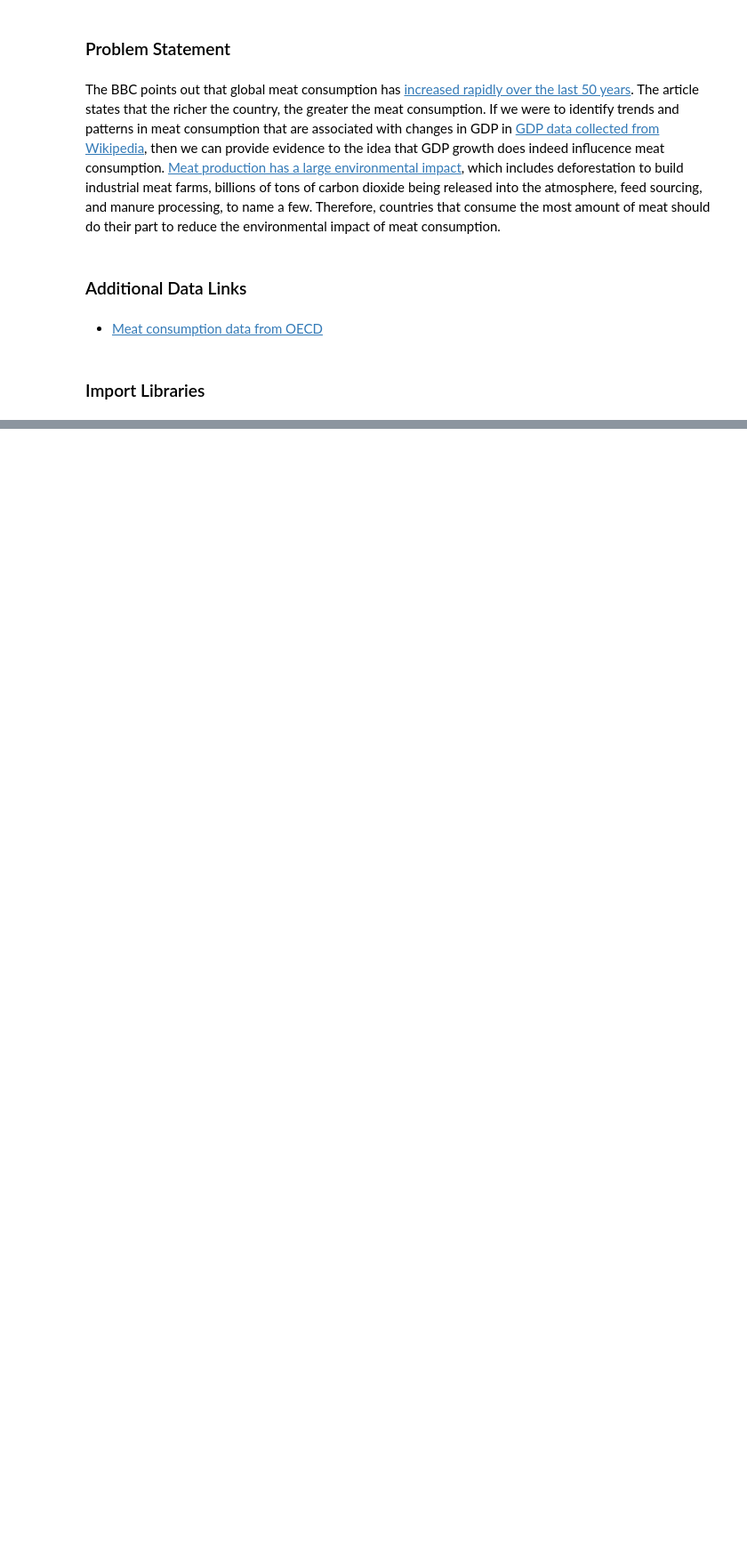
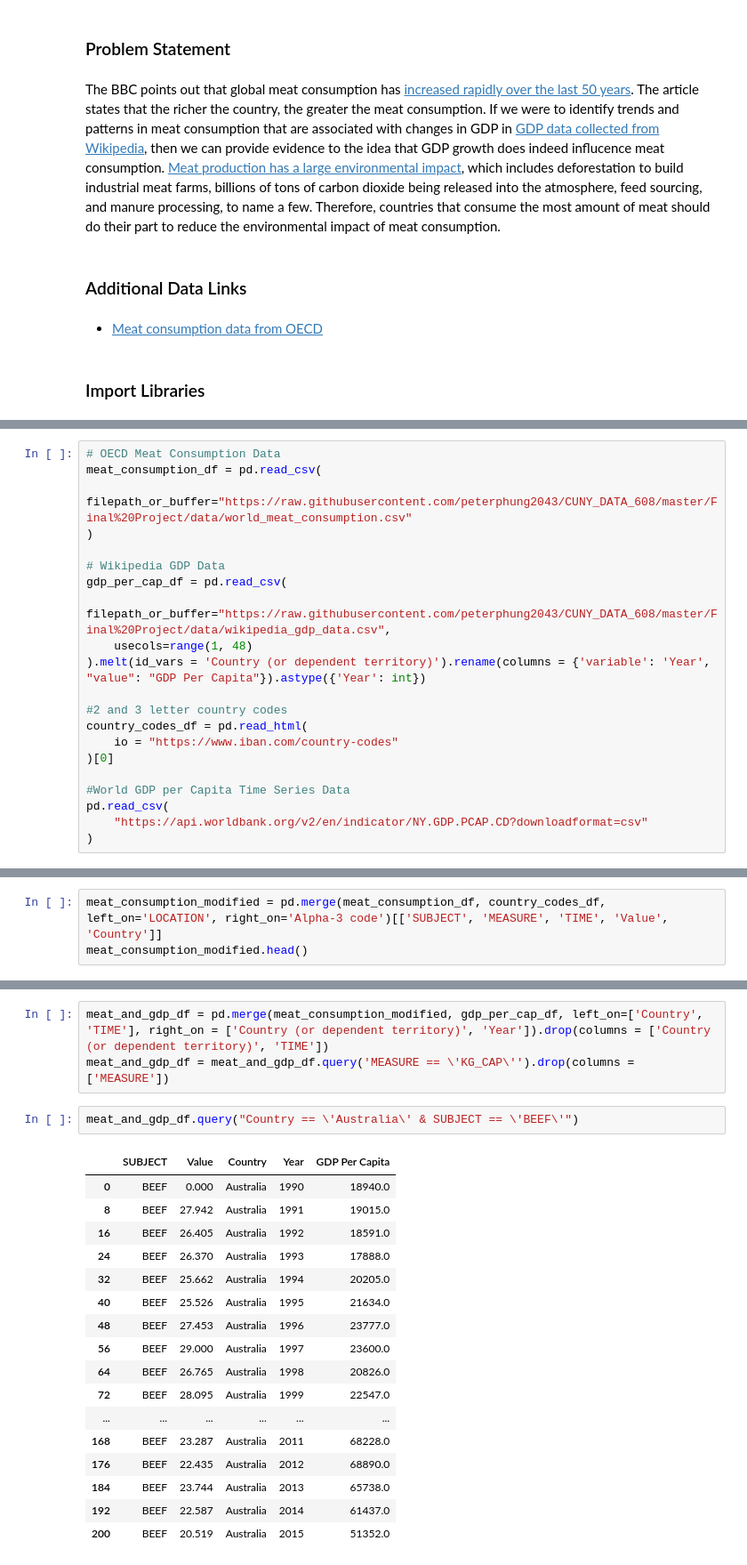
Before and after one commit to peterphung2043/CUNY_DATA_608, a Jupyter notebook: Final Project/Meat Consumption Exploration.ipynb, the cells around one changed output, grey strips where cells are left out. Shown at 89% size. Saved outputs shown, nothing was run; the diff lists cells and outputs as text; blank space fills up the shorter version.

Commit message:
Made edits to Final Project

```diff
--- a/Final Project/Meat Consumption Exploration.ipynb
+++ b/Final Project/Meat Consumption Exploration.ipynb
@@ -12,0 +22,21 @@ import pandas as pd
+# %%
+# OECD Meat Consumption Data
+meat_consumption_df = pd.read_csv(
+    filepath_or_buffer="https://raw.githubusercontent.com/peterphung2043/CUNY_DATA_608/master/Final%20Project/data/world_meat_consumption.csv"
+)
+
+# Wikipedia GDP Data
+gdp_per_cap_df = pd.read_csv(
+    filepath_or_buffer="https://raw.githubusercontent.com/peterphung2043/CUNY_DATA_608/master/Final%20Project/data/wikipedia_gdp_data.csv",
+    usecols=range(1, 48)
+).melt(id_vars = 'Country (or dependent territory)').rename(columns = {'variable': 'Year', "value": "GDP Per Capita"}).astype({'Year': int})
+
+#2 and 3 letter country codes
+country_codes_df = pd.read_html(
+    io = "https://www.iban.com/country-codes"
+)[0]
+
+#World GDP per Capita Time Series Data
+pd.read_csv(
+    "https://api.worldbank.org/v2/en/indicator/NY.GDP.PCAP.CD?downloadformat=csv"
+)
@@ -41,0 +88,3 @@ gdp_df
+# %%
+meat_consumption_modified = pd.merge(meat_consumption_df, country_codes_df, left_on='LOCATION', right_on='Alpha-3 code')[['SUBJECT', 'MEASURE', 'TIME', 'Value', 'Country']]
+meat_consumption_modified.head()
@@ -41,0 +121,23 @@ gdp_df
+# %%
+meat_and_gdp_df = pd.merge(meat_consumption_modified, gdp_per_cap_df, left_on=['Country', 'TIME'], right_on = ['Country (or dependent territory)', 'Year']).drop(columns = ['Country (or dependent territory)', 'TIME'])
+meat_and_gdp_df = meat_and_gdp_df.query('MEASURE == \'KG_CAP\'').drop(columns = ['MEASURE'])
+# %%
+meat_and_gdp_df.query("Country == \'Australia\' & SUBJECT == \'BEEF\'")
+# %% [output]
+|  | SUBJECT | Value | Country | Year | GDP Per Capita |
+| 0 | BEEF | 0.000 | Australia | 1990 | 18940.0 |
+| 8 | BEEF | 27.942 | Australia | 1991 | 19015.0 |
+| 16 | BEEF | 26.405 | Australia | 1992 | 18591.0 |
+| 24 | BEEF | 26.370 | Australia | 1993 | 17888.0 |
+| 32 | BEEF | 25.662 | Australia | 1994 | 20205.0 |
+| 40 | BEEF | 25.526 | Australia | 1995 | 21634.0 |
+| 48 | BEEF | 27.453 | Australia | 1996 | 23777.0 |
+| 56 | BEEF | 29.000 | Australia | 1997 | 23600.0 |
+| 64 | BEEF | 26.765 | Australia | 1998 | 20826.0 |
+| 72 | BEEF | 28.095 | Australia | 1999 | 22547.0 |
+| ... | ... | ... | ... | ... | ... |
+| 168 | BEEF | 23.287 | Australia | 2011 | 68228.0 |
+| 176 | BEEF | 22.435 | Australia | 2012 | 68890.0 |
+| 184 | BEEF | 23.744 | Australia | 2013 | 65738.0 |
+| 192 | BEEF | 22.587 | Australia | 2014 | 61437.0 |
+| 200 | BEEF | 20.519 | Australia | 2015 | 51352.0 |
```
Also changed, not shown: parts of 21 cells of this notebook, 3 other files.
